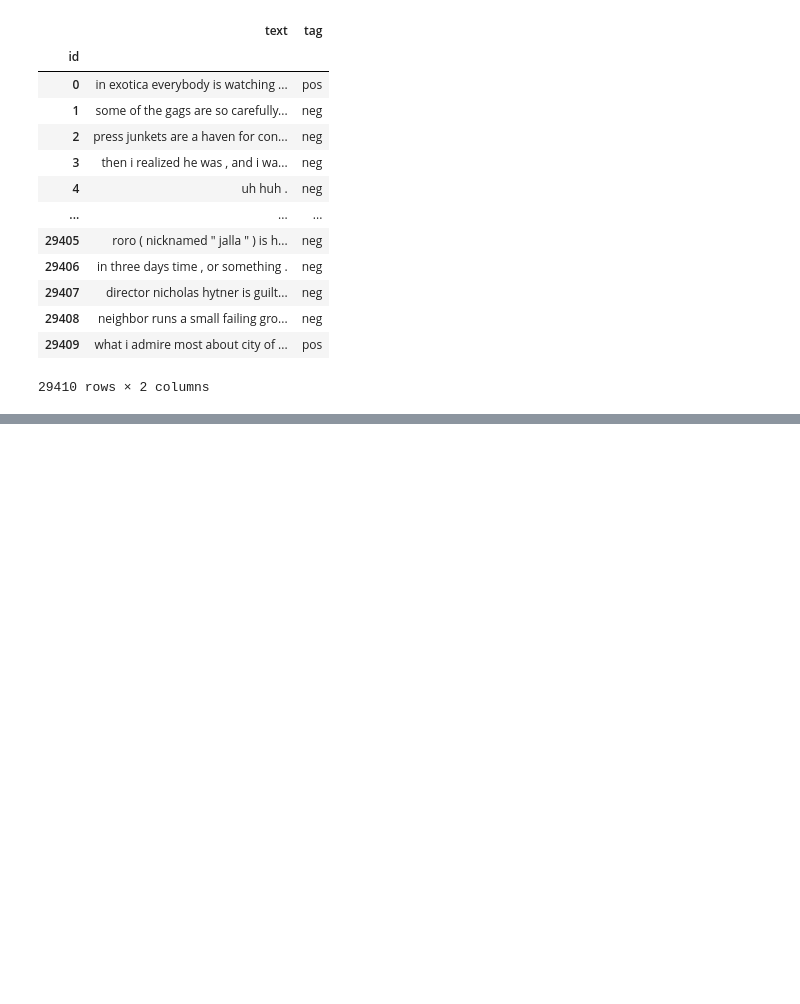
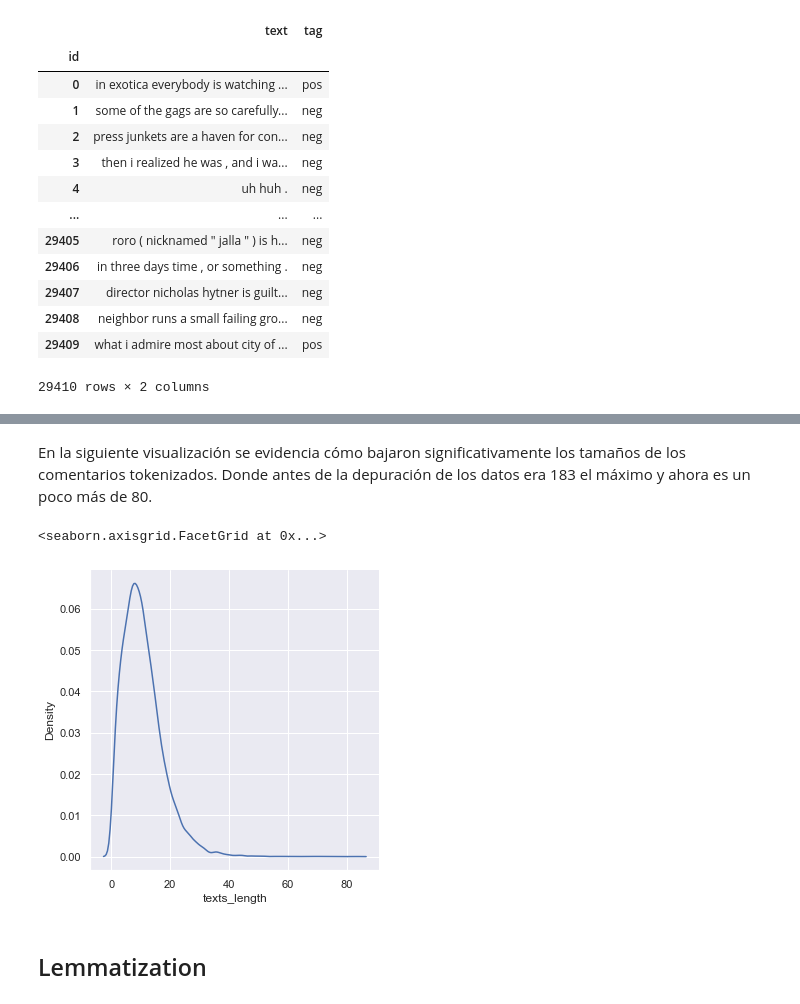
Before and after one commit to julietteb22/test_data_scientist, a Jupyter notebook: Prueba_Cientifico_Datos_Sanitas.ipynb, the cells around one changed output, grey strips where cells are left out. Cells and saved outputs as stored; diff of their text form; code cells hidden in the pictures; blank space fills up the shorter version.

```diff
--- a/Prueba_Cientifico_Datos_Sanitas.ipynb
+++ b/Prueba_Cientifico_Datos_Sanitas.ipynb
@@ -458,0 +442,10 @@ Length: 29410, dtype: int64
+# %%
+# Cargamos las stopwords en inglés especificando las stop words que queremos mantener
+
+stop_words = stopwords.words('english')
+keep_these_words = ['don', "don't", 'ain', 'aren', "aren't", 'couldn', "couldn't", 'didn', "didn't", 'doesn', "doesn't", 'hadn', "hadn't", 'hasn', "hasn't", 'haven', "haven't", 'isn', "isn't", 'ma', 'mightn', "mightn't", 'mustn', "mustn't", 'needn', "needn't", 'shan', "shan't", 'no', 'nor', 'not', 'shouldn', "shouldn't", 'wasn', "wasn't", 'weren', "weren't", 'won', "won't", 'wouldn', "wouldn't"]
+our_stop_words = stop_words
+for word in keep_these_words:
+    our_stop_words.remove(word)
+
+our_stop_words
@@ -458,0 +470,13 @@ Length: 29410, dtype: int64
+# %%
+from nltk.tokenize import word_tokenize
+
+def remove_stop_words(review):
+    tokens = word_tokenize(review)
+    review_with_no_stop_words = [token for token in tokens if not token in our_stop_words]
+    reformed_review = ' '.join(review_with_no_stop_words)
+
+    return reformed_review
+
+
+new_reviews_df['new_text'] = new_reviews_df['new_text'].apply(lambda x: remove_stop_words(x))
+new_reviews_df
@@ -458,0 +502,4 @@ Length: 29410, dtype: int64
+# %%
+from nltk.tokenize.regexp import regexp_tokenize
+new_reviews_df['texts_token'] = new_reviews_df['new_text'].apply(lambda x:regexp_tokenize(x,pattern='\s+',gaps=True))
+new_reviews_df
@@ -458,0 +521,3 @@ Length: 29410, dtype: int64
+# %%
+new_reviews_df['texts_length'] = new_reviews_df['texts_token'].apply(lambda x:len(x))
+new_reviews_df
@@ -458,0 +539,9 @@ Length: 29410, dtype: int64
+# %% [markdown]
+En la siguiente visualización se evidencia cómo bajaron significativamente los tamaños de los comentarios tokenizados. Donde antes de la depuración de los datos era 183 el máximo y ahora es un poco más de 80.
+# %%
+sns.displot(new_reviews_df, x="texts_length", kind="kde")
+# %% [output]
+<seaborn.axisgrid.FacetGrid at 0x...>
+[figure, added]
+# %% [markdown]
+## Lemmatization
```
Also changed, not shown: parts of 50 cells of this notebook.
